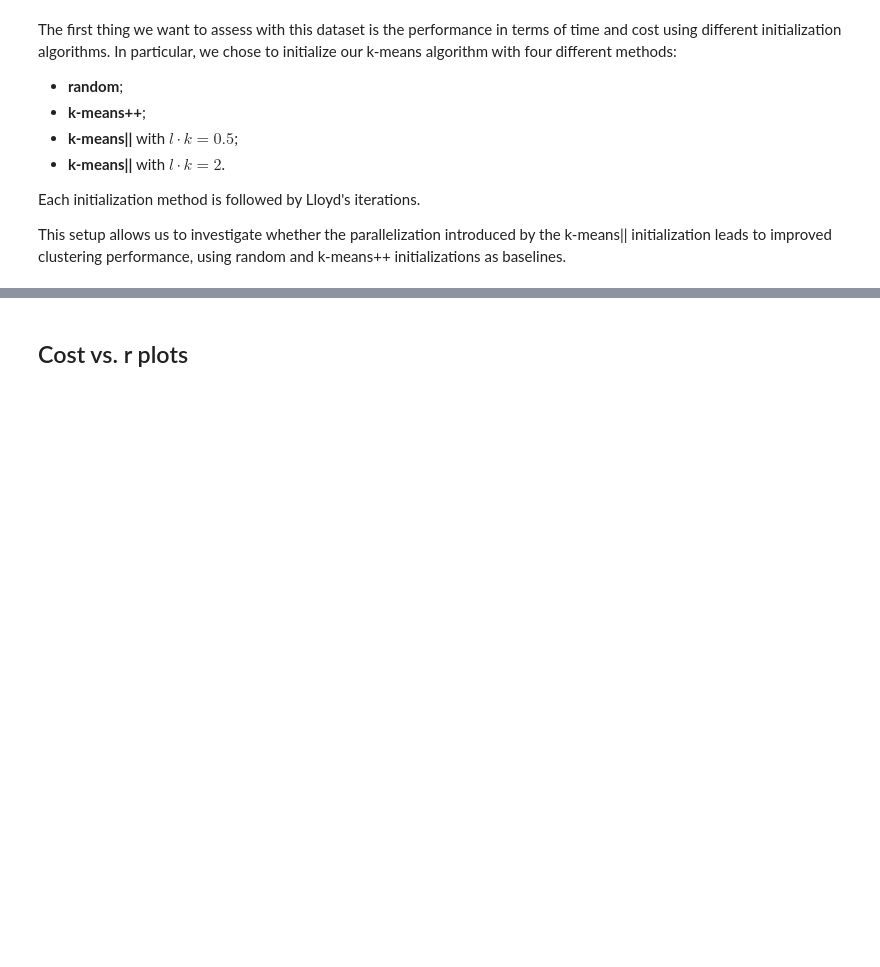
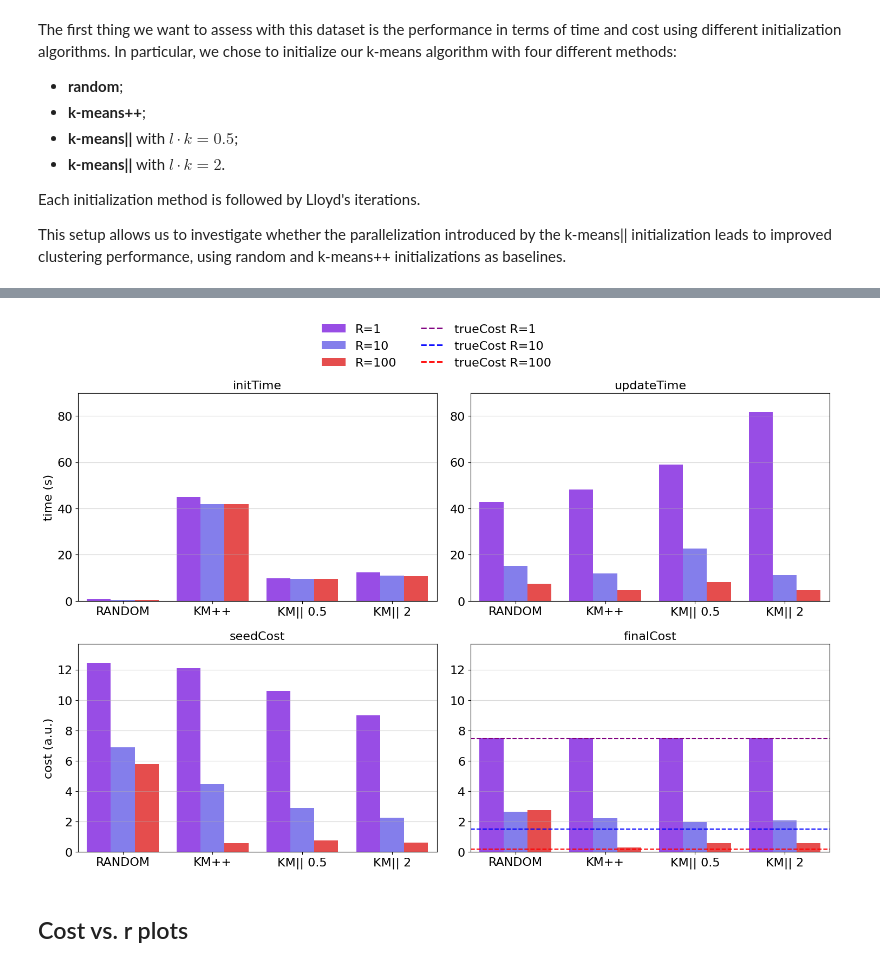
Before and after one commit to GiacomoGasparotto/Distributed-K-means, a Jupyter notebook: final.ipynb, the cells around one changed output, grey strips where cells are left out. Cells and saved outputs as stored; diff of their text form; code cells hidden in the pictures; blank space fills up the shorter version.

```diff
--- a/final.ipynb
+++ b/final.ipynb
@@ -223,3 +299,7 @@ plt.show()
+# %%
+plot_initAlgoMetrics(initAlgoMetrics, "gm")
+# %% [output]
+[figure, added]
 # %% [markdown]
 ## Cost vs. r plots
 # %%
```
Also changed, not shown: parts of 43 cells of this notebook, 1 other file.
